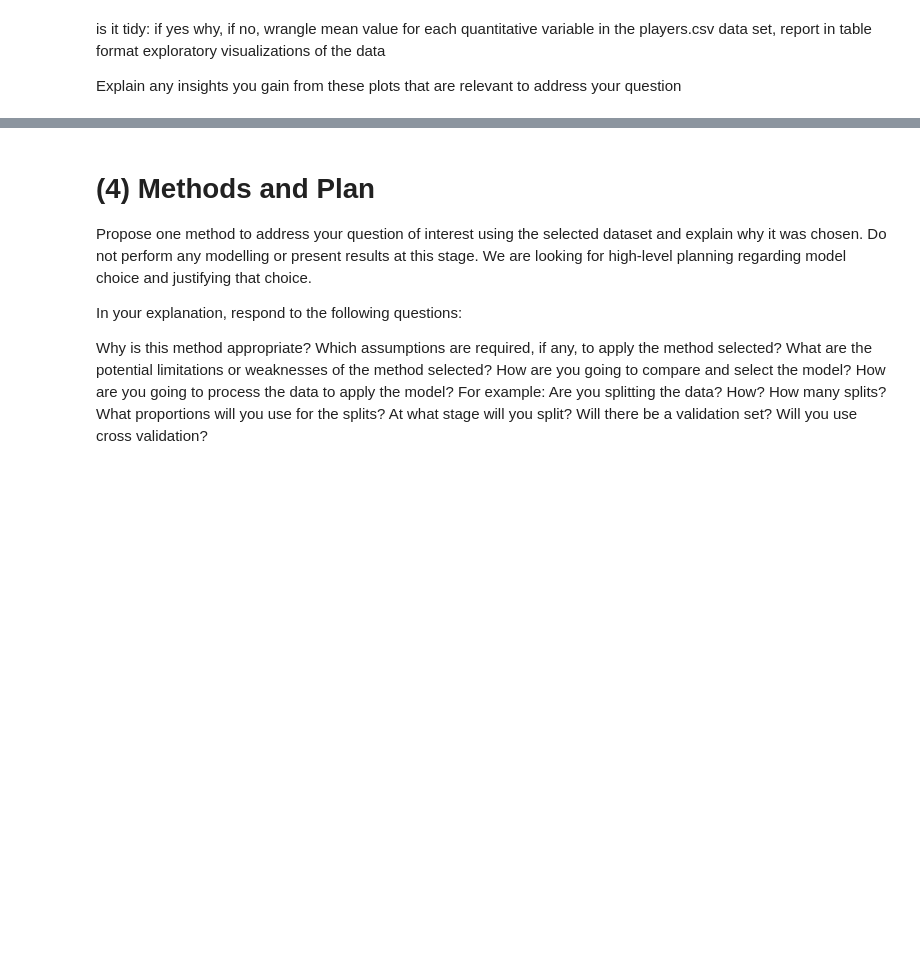
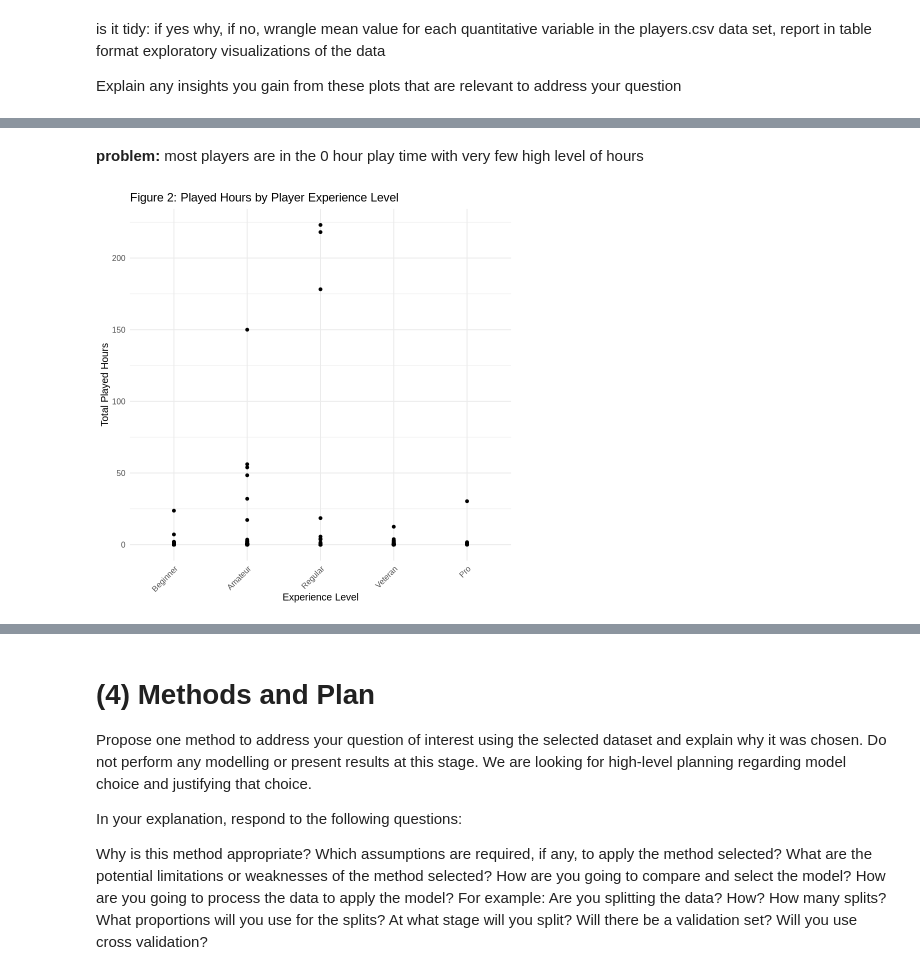
Before and after one commit to ctrl-tiramisu/dsci-100-2025w1-group-008, a Jupyter notebook: individual planning report.ipynb, the cells around one changed output, grey strips where cells are left out. Cells and saved outputs as stored; diff of their text form; code cells hidden in the pictures; blank space fills up the shorter version.

```diff
--- a/individual planning report.ipynb
+++ b/individual planning report.ipynb
@@ -232,0 +290,14 @@ Explain any insights you gain from these plots that are relevant to address your
+# %% [markdown]
+**problem:** most players are in the 0 hour play time with very few high level of hours
+# %%
+#plot 2
+
+players_experience_hours <- players_tidy |>
+  ggplot(aes(x = experience, y = played_hours)) +
+  geom_point() +
+  labs(title = "Figure 2: Played Hours by Player Experience Level", x = "Experience Level", y = "Total Played Hours") +
+  theme_minimal(base_size = 12) +
+  theme(axis.text.x = element_text(angle = 45, hjust = 1))
+players_experience_hours
+# %% [output]
+[figure, added]
```
Also changed, not shown: parts of 9 cells of this notebook.
